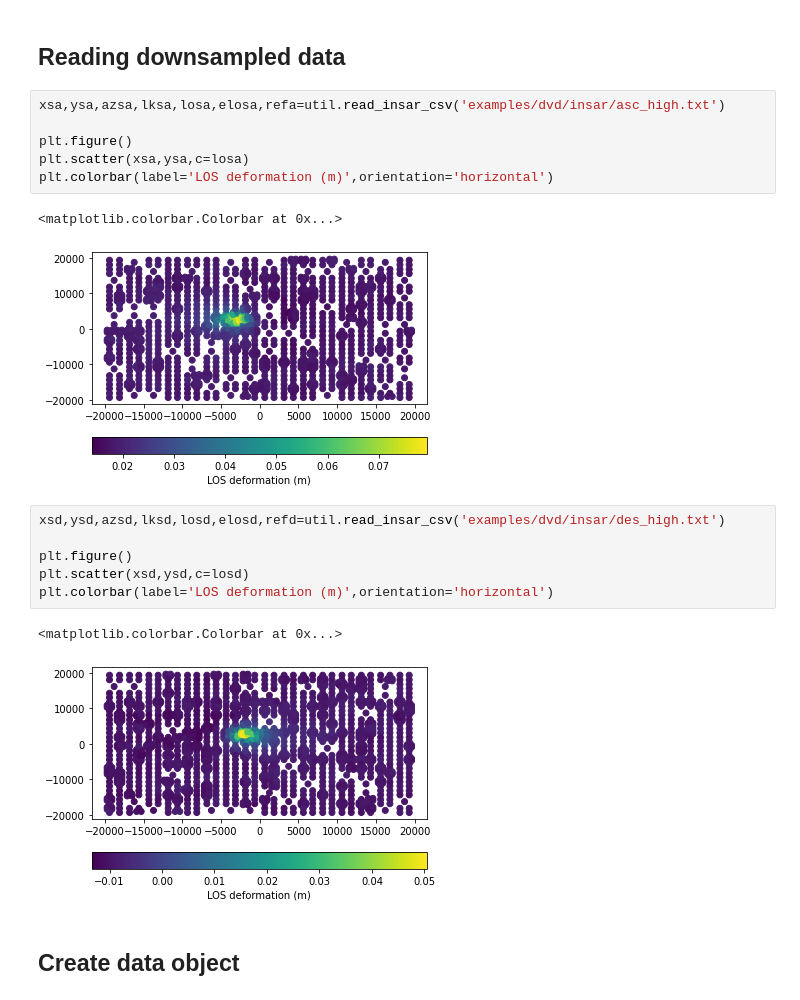
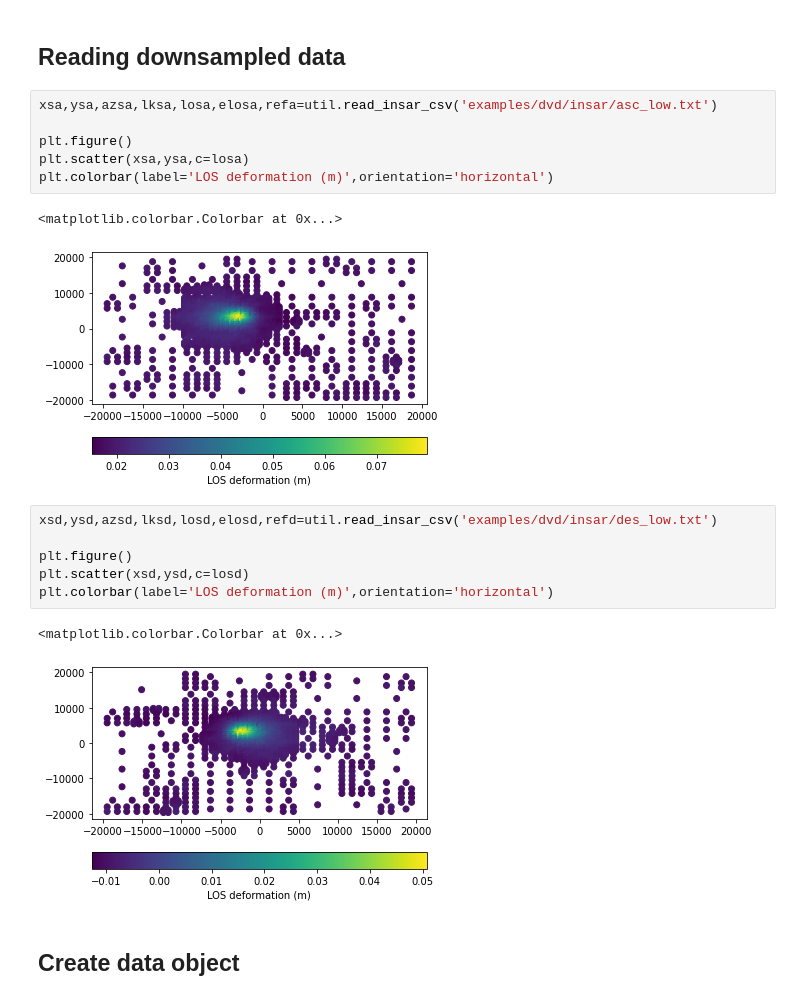
Before and after one commit to uafgeotools/vmod, a Jupyter notebook: dvd_insar_low_off.ipynb, the cells around one changed output. Drawn from its saved outputs; the diff is of its cells as text.

```diff
--- a/dvd_insar_low_off.ipynb
+++ b/dvd_insar_low_off.ipynb
@@ -54,23 +60,23 @@ plt.colorbar(label='LOS deformation (m)',orientation='horizontal')
 # %% [markdown]
 ## Reading downsampled data
 # %%
-xsa,ysa,azsa,lksa,losa,elosa,refa=util.read_insar_csv('examples/dvd/insar/asc_high.txt')
+xsa,ysa,azsa,lksa,losa,elosa,refa=util.read_insar_csv('examples/dvd/insar/asc_low.txt')
 
 plt.figure()
 plt.scatter(xsa,ysa,c=losa)
 plt.colorbar(label='LOS deformation (m)',orientation='horizontal')
 # %% [output]
 <matplotlib.colorbar.Colorbar at 0x...>
-[figure, old version]
+[figure, new version]
 # %%
-xsd,ysd,azsd,lksd,losd,elosd,refd=util.read_insar_csv('examples/dvd/insar/des_high.txt')
+xsd,ysd,azsd,lksd,losd,elosd,refd=util.read_insar_csv('examples/dvd/insar/des_low.txt')
 
 plt.figure()
 plt.scatter(xsd,ysd,c=losd)
 plt.colorbar(label='LOS deformation (m)',orientation='horizontal')
 # %% [output]
 <matplotlib.colorbar.Colorbar at 0x...>
-[figure, old version]
+[figure, new version]
 # %% [markdown]
 ## Create data object
 # %%
```
Also changed, not shown: parts of 8 cells of this notebook, 2 other files.
